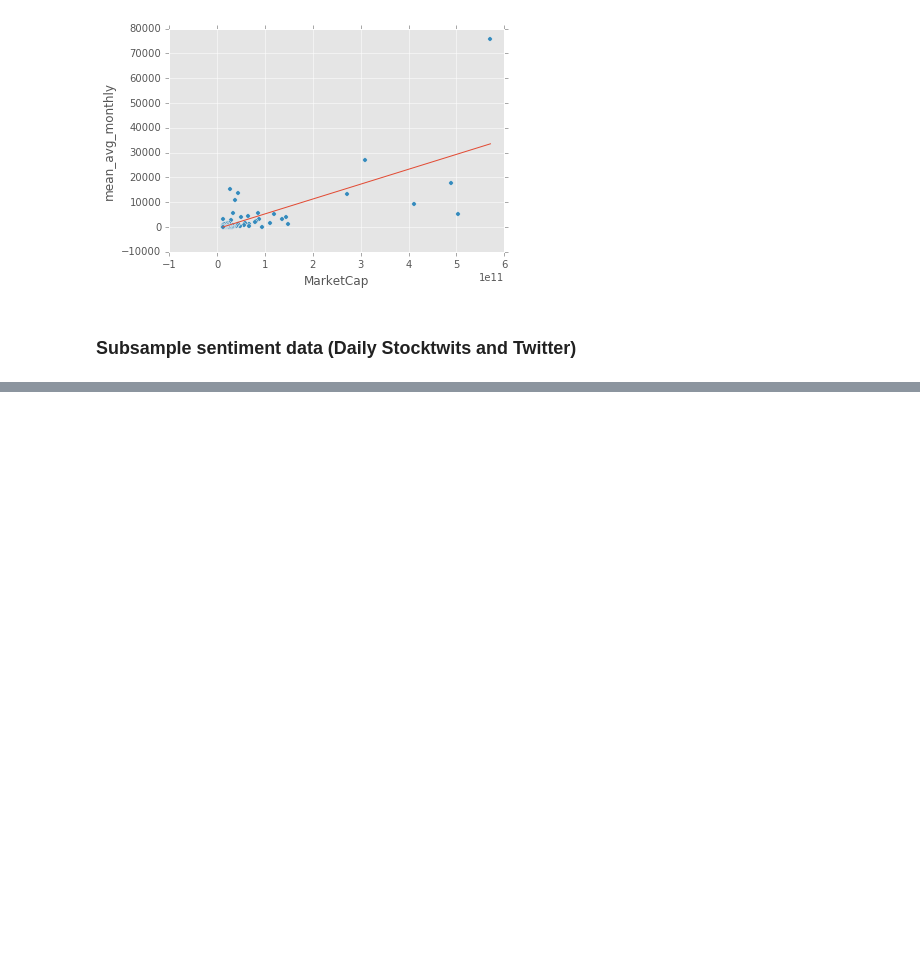
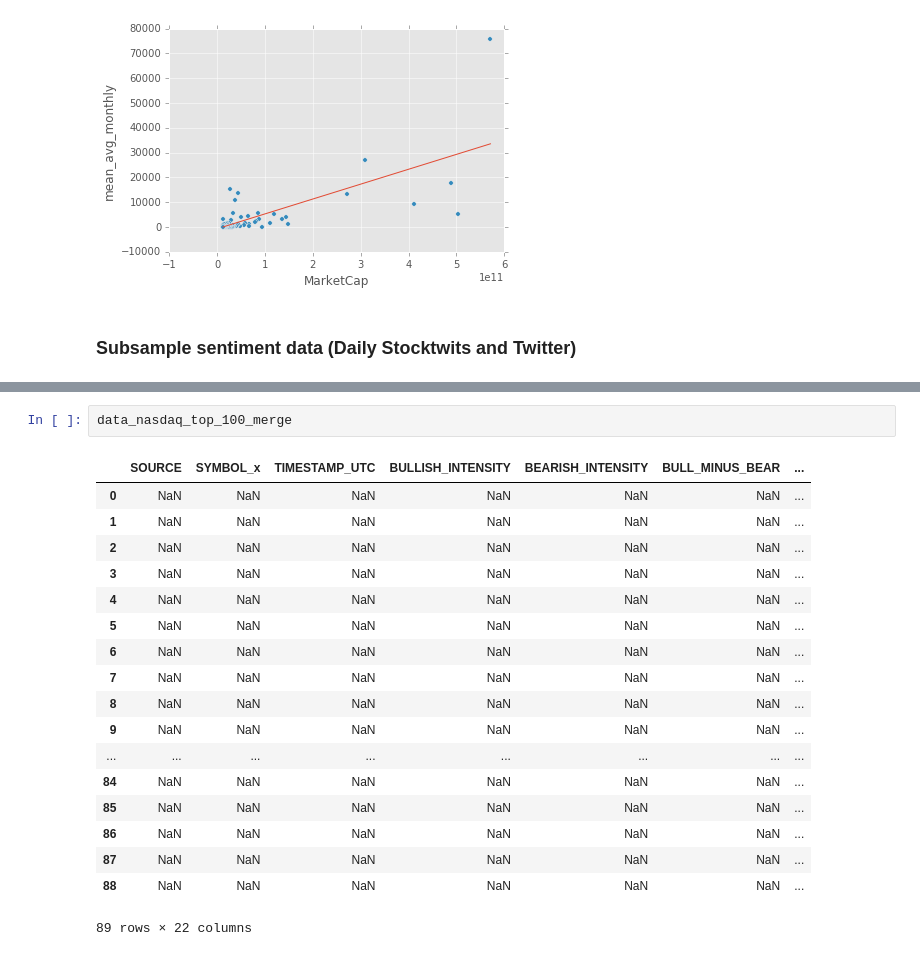
Before and after one commit to densekernel/sentisignal, a Jupyter notebook: runnables/Final_001.ipynb, the cells around one changed output, grey strips where cells are left out. Cells and saved outputs as stored; diff of their text form; blank space fills up the shorter version.

```diff
--- a/runnables/Final_001.ipynb
+++ b/runnables/Final_001.ipynb
@@ -136,0 +211,21 @@ data_nasdaq_top_100_sentiment.head()
+# %%
+data_nasdaq_top_100_merge
+# %% [output]
+|  | SOURCE | SYMBOL_x | TIMESTAMP_UTC | BULLISH_INTENSITY | BEARISH_INTENSITY | BULL_MINUS_BEAR | ... |
+| 0 | NaN | NaN | NaN | NaN | NaN | NaN | ... |
+| 1 | NaN | NaN | NaN | NaN | NaN | NaN | ... |
+| 2 | NaN | NaN | NaN | NaN | NaN | NaN | ... |
+| 3 | NaN | NaN | NaN | NaN | NaN | NaN | ... |
+| 4 | NaN | NaN | NaN | NaN | NaN | NaN | ... |
+| 5 | NaN | NaN | NaN | NaN | NaN | NaN | ... |
+| 6 | NaN | NaN | NaN | NaN | NaN | NaN | ... |
+| 7 | NaN | NaN | NaN | NaN | NaN | NaN | ... |
+| 8 | NaN | NaN | NaN | NaN | NaN | NaN | ... |
+| 9 | NaN | NaN | NaN | NaN | NaN | NaN | ... |
+| ... | ... | ... | ... | ... | ... | ... | ... |
+| 84 | NaN | NaN | NaN | NaN | NaN | NaN | ... |
+| 85 | NaN | NaN | NaN | NaN | NaN | NaN | ... |
+| 86 | NaN | NaN | NaN | NaN | NaN | NaN | ... |
+| 87 | NaN | NaN | NaN | NaN | NaN | NaN | ... |
+| 88 | NaN | NaN | NaN | NaN | NaN | NaN | ... |
+89 rows × 22 columns
```
Also changed, not shown: parts of 14 cells of this notebook, 4 other files.
